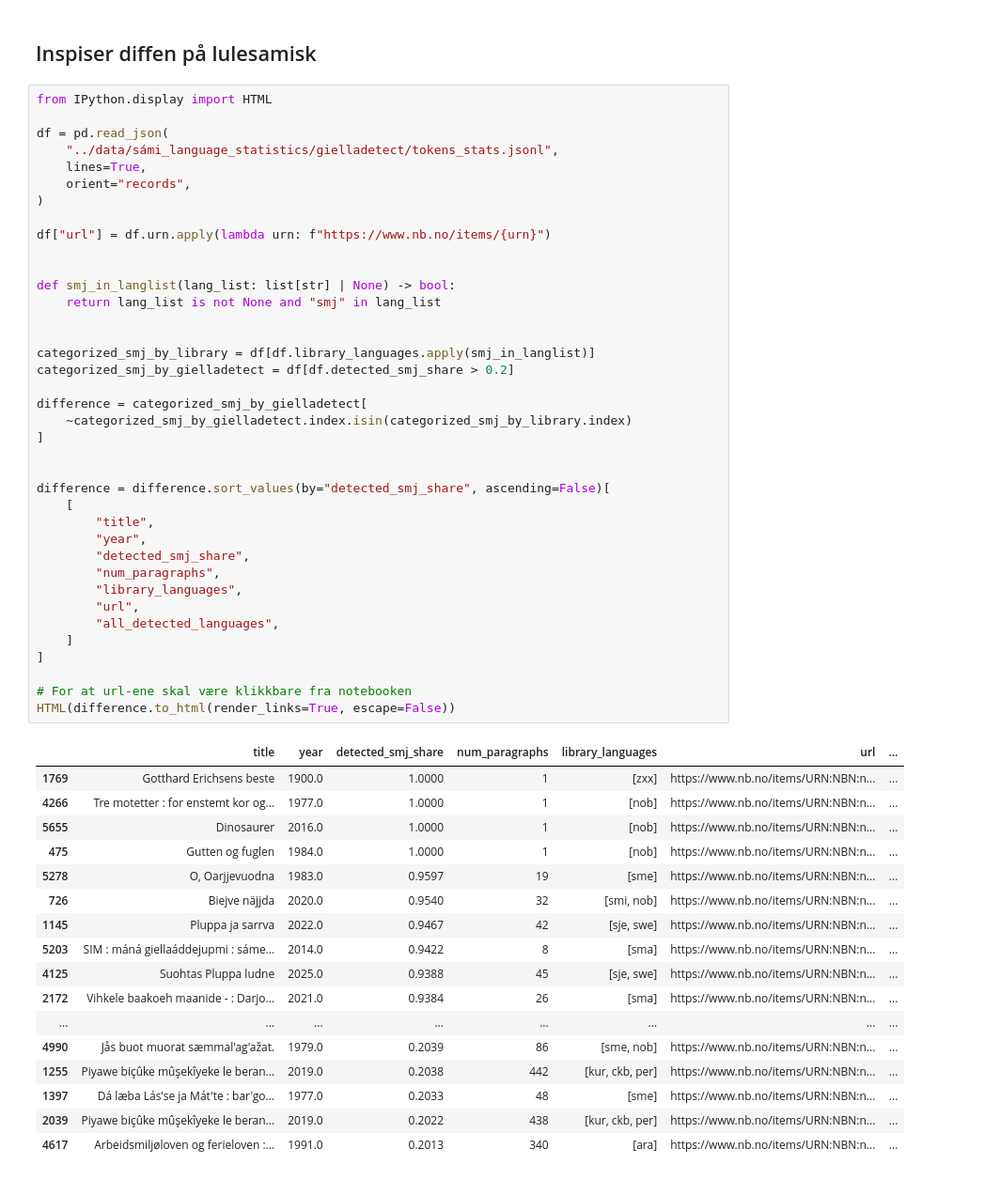
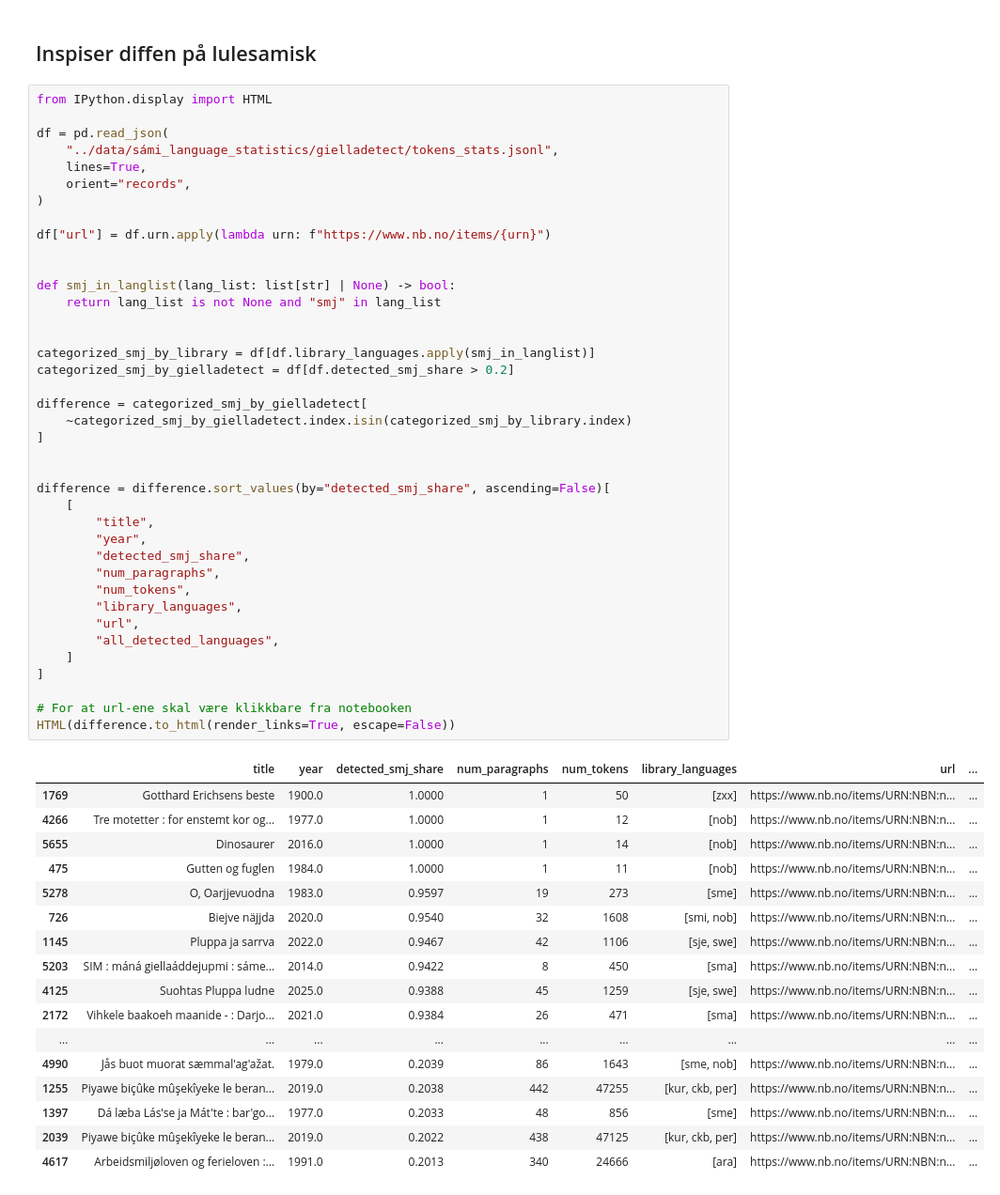
Before and after one commit to NationalLibraryOfNorway/dhlab-language-detect, a Jupyter notebook: notebooks/sami_language_statistics.ipynb, the cells around one changed output. Shown at 94% size. Drawn from its saved outputs; the diff is of its cells as text.

Commit message:
Vis num_tokens i diff tabell

```diff
--- a/notebooks/sami_language_statistics.ipynb
+++ b/notebooks/sami_language_statistics.ipynb
@@ -79,47 +79,48 @@ df = pd.read_json(
 df["url"] = df.urn.apply(lambda urn: f"https://www.nb.no/items/{urn}")
 
 
 def smj_in_langlist(lang_list: list[str] | None) -> bool:
     return lang_list is not None and "smj" in lang_list
 
 
 categorized_smj_by_library = df[df.library_languages.apply(smj_in_langlist)]
 categorized_smj_by_gielladetect = df[df.detected_smj_share > 0.2]
 
 difference = categorized_smj_by_gielladetect[
     ~categorized_smj_by_gielladetect.index.isin(categorized_smj_by_library.index)
 ]
 
 
 difference = difference.sort_values(by="detected_smj_share", ascending=False)[
     [
         "title",
         "year",
         "detected_smj_share",
         "num_paragraphs",
+        "num_tokens",
         "library_languages",
         "url",
         "all_detected_languages",
     ]
 ]
 
 # For at url-ene skal være klikkbare fra notebooken
 HTML(difference.to_html(render_links=True, escape=False))
 # %% [output]
-|  | title | year | detected_smj_share | num_paragraphs | library_languages | url | ... |
-| 1769 | Gotthard Erichsens beste | 1900.0 | 1.0000 | 1 | [zxx] | https://www.nb.no/items/URN:NBN:n... | ... |
-| 4266 | Tre motetter : for enstemt kor og... | 1977.0 | 1.0000 | 1 | [nob] | https://www.nb.no/items/URN:NBN:n... | ... |
-| 5655 | Dinosaurer | 2016.0 | 1.0000 | 1 | [nob] | https://www.nb.no/items/URN:NBN:n... | ... |
-| 475 | Gutten og fuglen | 1984.0 | 1.0000 | 1 | [nob] | https://www.nb.no/items/URN:NBN:n... | ... |
-| 5278 | O, Oarjjevuodna | 1983.0 | 0.9597 | 19 | [sme] | https://www.nb.no/items/URN:NBN:n... | ... |
-| 726 | Biejve näjjda | 2020.0 | 0.9540 | 32 | [smi, nob] | https://www.nb.no/items/URN:NBN:n... | ... |
-| 1145 | Pluppa ja sarrva | 2022.0 | 0.9467 | 42 | [sje, swe] | https://www.nb.no/items/URN:NBN:n... | ... |
-| 5203 | SIM : máná giellaáddejupmi : sáme... | 2014.0 | 0.9422 | 8 | [sma] | https://www.nb.no/items/URN:NBN:n... | ... |
-| 4125 | Suohtas Pluppa ludne | 2025.0 | 0.9388 | 45 | [sje, swe] | https://www.nb.no/items/URN:NBN:n... | ... |
-| 2172 | Vihkele baakoeh maanide - : Darjo... | 2021.0 | 0.9384 | 26 | [sma] | https://www.nb.no/items/URN:NBN:n... | ... |
-| ... | ... | ... | ... | ... | ... | ... | ... |
-| 4990 | Jås buot muorat sæmmal'ag'ažat. | 1979.0 | 0.2039 | 86 | [sme, nob] | https://www.nb.no/items/URN:NBN:n... | ... |
-| 1255 | Piyawe biçûke mûşekîyeke le beran... | 2019.0 | 0.2038 | 442 | [kur, ckb, per] | https://www.nb.no/items/URN:NBN:n... | ... |
-| 1397 | Dá læba Lás'se ja Mát'te : bar'go... | 1977.0 | 0.2033 | 48 | [sme] | https://www.nb.no/items/URN:NBN:n... | ... |
-| 2039 | Piyawe biçûke mûşekîyeke le beran... | 2019.0 | 0.2022 | 438 | [kur, ckb, per] | https://www.nb.no/items/URN:NBN:n... | ... |
-| 4617 | Arbeidsmiljøloven og ferieloven :... | 1991.0 | 0.2013 | 340 | [ara] | https://www.nb.no/items/URN:NBN:n... | ... |
+|  | title | year | detected_smj_share | num_paragraphs | num_tokens | library_languages | url | ... |
+| 1769 | Gotthard Erichsens beste | 1900.0 | 1.0000 | 1 | 50 | [zxx] | https://www.nb.no/items/URN:NBN:n... | ... |
+| 4266 | Tre motetter : for enstemt kor og... | 1977.0 | 1.0000 | 1 | 12 | [nob] | https://www.nb.no/items/URN:NBN:n... | ... |
+| 5655 | Dinosaurer | 2016.0 | 1.0000 | 1 | 14 | [nob] | https://www.nb.no/items/URN:NBN:n... | ... |
+| 475 | Gutten og fuglen | 1984.0 | 1.0000 | 1 | 11 | [nob] | https://www.nb.no/items/URN:NBN:n... | ... |
+| 5278 | O, Oarjjevuodna | 1983.0 | 0.9597 | 19 | 273 | [sme] | https://www.nb.no/items/URN:NBN:n... | ... |
+| 726 | Biejve näjjda | 2020.0 | 0.9540 | 32 | 1608 | [smi, nob] | https://www.nb.no/items/URN:NBN:n... | ... |
+| 1145 | Pluppa ja sarrva | 2022.0 | 0.9467 | 42 | 1106 | [sje, swe] | https://www.nb.no/items/URN:NBN:n... | ... |
+| 5203 | SIM : máná giellaáddejupmi : sáme... | 2014.0 | 0.9422 | 8 | 450 | [sma] | https://www.nb.no/items/URN:NBN:n... | ... |
+| 4125 | Suohtas Pluppa ludne | 2025.0 | 0.9388 | 45 | 1259 | [sje, swe] | https://www.nb.no/items/URN:NBN:n... | ... |
+| 2172 | Vihkele baakoeh maanide - : Darjo... | 2021.0 | 0.9384 | 26 | 471 | [sma] | https://www.nb.no/items/URN:NBN:n... | ... |
+| ... | ... | ... | ... | ... | ... | ... | ... | ... |
+| 4990 | Jås buot muorat sæmmal'ag'ažat. | 1979.0 | 0.2039 | 86 | 1643 | [sme, nob] | https://www.nb.no/items/URN:NBN:n... | ... |
+| 1255 | Piyawe biçûke mûşekîyeke le beran... | 2019.0 | 0.2038 | 442 | 47255 | [kur, ckb, per] | https://www.nb.no/items/URN:NBN:n... | ... |
+| 1397 | Dá læba Lás'se ja Mát'te : bar'go... | 1977.0 | 0.2033 | 48 | 856 | [sme] | https://www.nb.no/items/URN:NBN:n... | ... |
+| 2039 | Piyawe biçûke mûşekîyeke le beran... | 2019.0 | 0.2022 | 438 | 47125 | [kur, ckb, per] | https://www.nb.no/items/URN:NBN:n... | ... |
+| 4617 | Arbeidsmiljøloven og ferieloven :... | 1991.0 | 0.2013 | 340 | 24666 | [ara] | https://www.nb.no/items/URN:NBN:n... | ... |
```
